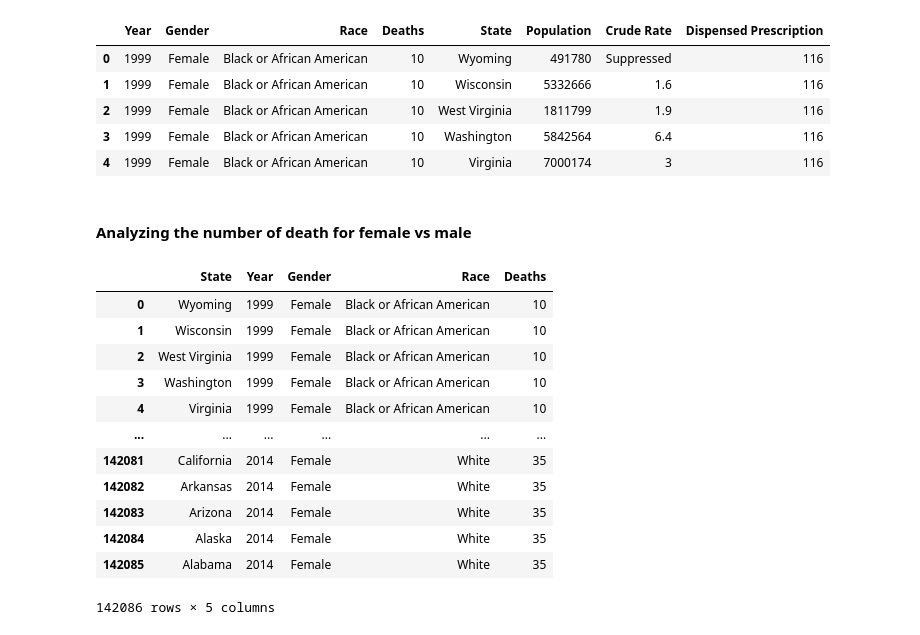
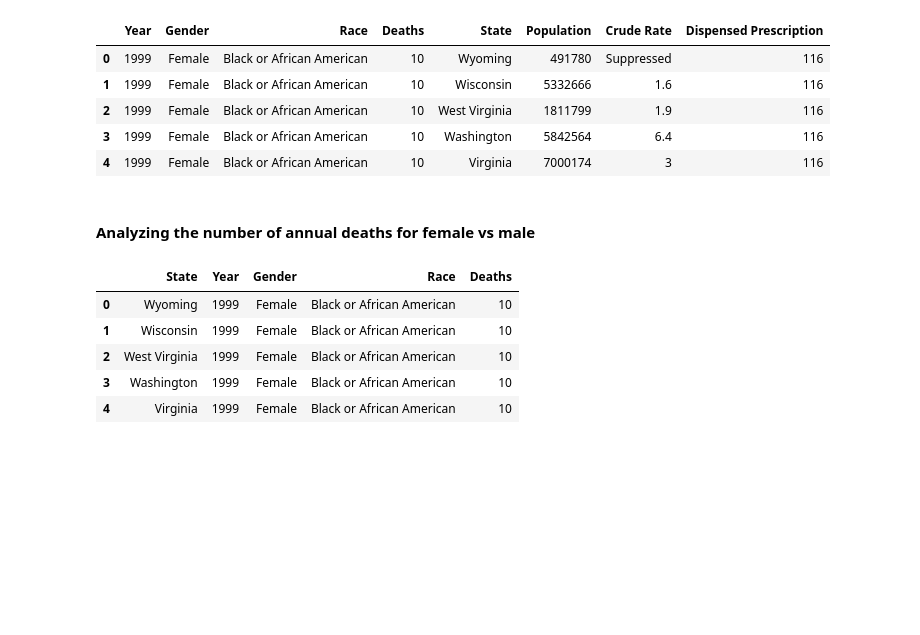
Before and after one commit to Chahnaz-Kbaisi/ETL-Project, a Jupyter notebook: usage_overdose_us1.ipynb, the cells around one changed output. Drawn from its saved outputs; the diff is of its cells as text; code cells hidden in the pictures; blank space fills up the shorter version.

```diff
--- a/usage_overdose_us1.ipynb
+++ b/usage_overdose_us1.ipynb
@@ -429,33 +430,26 @@ opioid_overdose_death_df.head()
 | 3 | 1999 | Female | Black or African American | 10 | Washington | 5842564 | 6.4 | 116 |
 | 4 | 1999 | Female | Black or African American | 10 | Virginia | 7000174 | 3 | 116 |
 # %% [markdown]
-#### Analyzing the number of death for female vs male
+#### Analyzing the number of annual deaths for female vs male
 # %%
 # Number of death for female vs. male
 female_death = """
     SELECT od.State AS "State",
             op.year AS "Year",
             op.gender AS "Gender",
             op.race AS "Race",
             op.deaths AS "Deaths"
     FROM overdose_death as od
     LEFT JOIN opioid_death as op
     ON od.year = op.year
     WHERE Gender = 'Female';
 """
 female_death_df = pd.read_sql(female_death, connection)
-female_death_df
+female_death_df.head()
 # %% [output]
 |  | State | Year | Gender | Race | Deaths |
 | 0 | Wyoming | 1999 | Female | Black or African American | 10 |
 | 1 | Wisconsin | 1999 | Female | Black or African American | 10 |
 | 2 | West Virginia | 1999 | Female | Black or African American | 10 |
 | 3 | Washington | 1999 | Female | Black or African American | 10 |
 | 4 | Virginia | 1999 | Female | Black or African American | 10 |
-| ... | ... | ... | ... | ... | ... |
-| 142081 | California | 2014 | Female | White | 35 |
-| 142082 | Arkansas | 2014 | Female | White | 35 |
-| 142083 | Arizona | 2014 | Female | White | 35 |
-| 142084 | Alaska | 2014 | Female | White | 35 |
-| 142085 | Alabama | 2014 | Female | White | 35 |
-142086 rows × 5 columns
```
Also changed, not shown: parts of 20 cells of this notebook, 4 other files.
